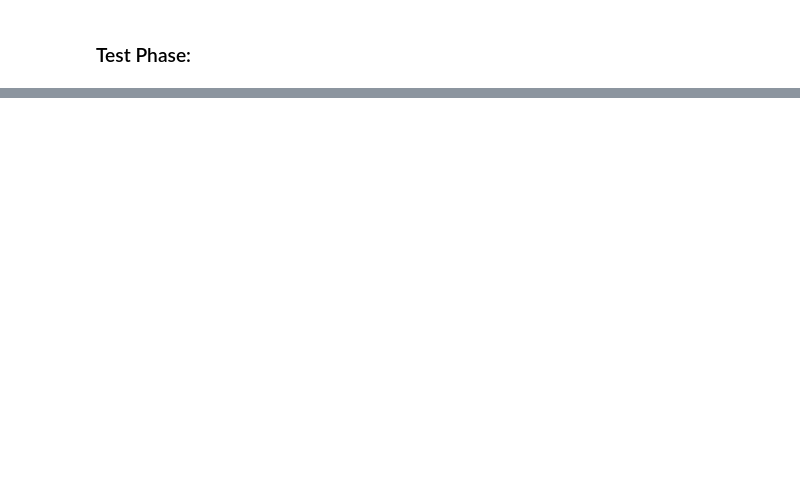
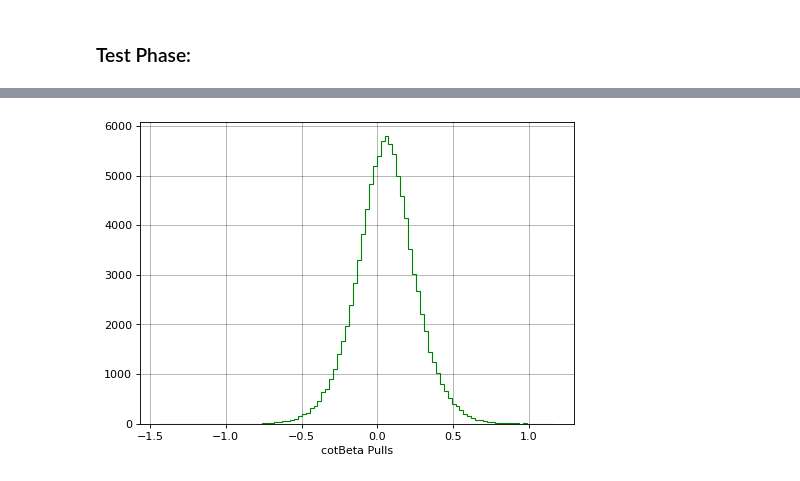
Before and after one commit to nhanvtran/directional-pixel-detectors, a Jupyter notebook: train_using_custom_keras_datagenerator.ipynb, the cells around one changed output, grey strips where cells are left out. Saved outputs shown, nothing was run; the diff lists cells and outputs as text; code cells hidden in the pictures; blank space fills up the shorter version.

```diff
--- a/train_using_custom_keras_datagenerator.ipynb
+++ b/train_using_custom_keras_datagenerator.ipynb
@@ -407,0 +436,10 @@ print(np.mean(residuals), np.std(residuals))
+# %%
+pulls = (df["mu"] - df["truth"])/ df["sigma"]
+plt.figure(figsize = (7,5), dpi = 80)
+plt.hist(pulls, bins = 100, color = "green", histtype = "step")
+# plt.ylim([0,1000])
+plt.xlabel("cotBeta Pulls")
+plt.grid(which='major', linestyle='-', linewidth='0.5', alpha=0.5,color='black')
+plt.show()
+# %% [output]
+[figure, added]
```
Also changed, not shown: parts of 12 cells of this notebook.
